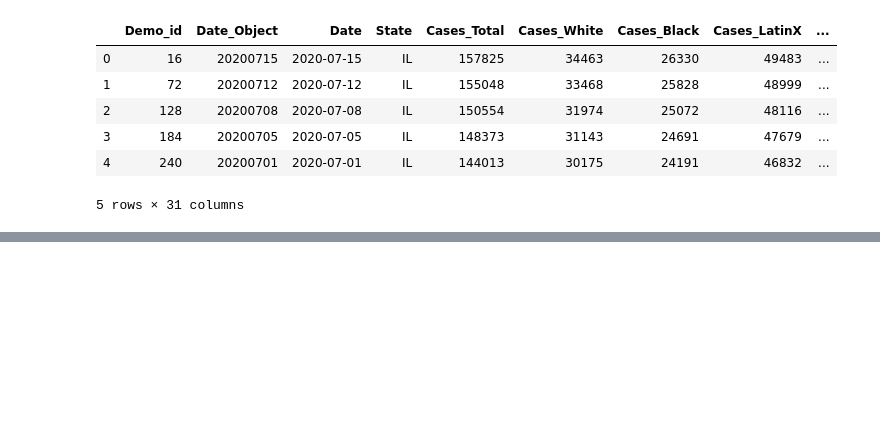
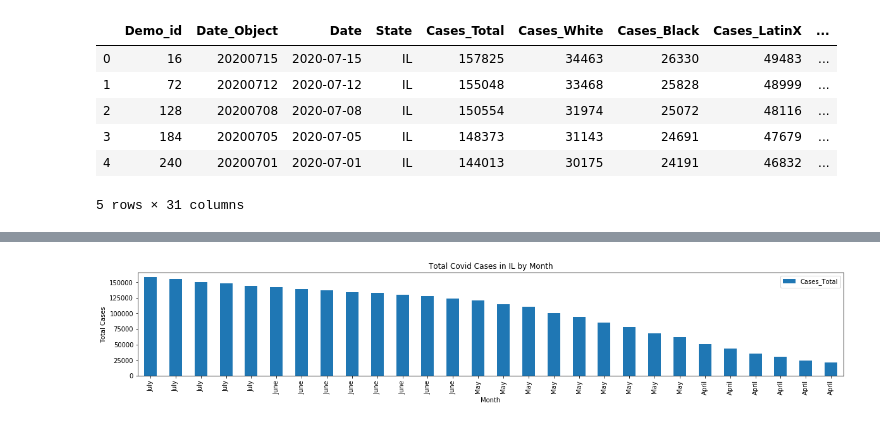
Before and after one commit to brankopoledic/covid-demo, a Jupyter notebook: il_covid_analysis.ipynb, the cells around one changed output, grey strips where cells are left out. Drawn from its saved outputs; the diff is of its cells as text; code cells hidden in the pictures; blank space fills up the shorter version.

Commit message:
added census data and analysis file

```diff
--- a/il_covid_analysis.ipynb
+++ b/il_covid_analysis.ipynb
@@ -1,7 +1,7 @@
 # %%
 import pandas as pd
 
-covid_il = pd.read_csv("il_covid_data.csv")
+covid_il = pd.read_csv("csv_files/il_covid_data.csv")
 covid_il.head()
 # %% [output]
 |  | Demo_id | Date_Object | Date | State | Cases_Total | Cases_White | Cases_Black | Cases_LatinX | ... |
@@ -52,8 +52,8 @@ covid_il.head()
 5 rows × 31 columns
 # %%
 # reorder columns so month is at the front
-covid_il_data = covid_il[["Month","Date", "State", "Cases_Total", "Cases_White","Cases_Black","Cases_LatinX","Cases_Asian","Cases_AIAN",
-                          "Deaths_Asian","Deaths_AIAN","Deaths_NHPI","Deaths_Multiracial","Deaths_Other","Deaths_Unknown","Deaths_Ethnicity_Hispanic","Deaths_Ethnicity_NonHispanic","Deaths_Ethnicity_Unknown"]]
+covid_il_data = covid_il[["Month","Date", "State", "Cases_Total", "Cases_White","Cases_Black","Cases_LatinX","Cases_Asian","Cases_AIAN","Cases_NHPI","Cases_Other","Cases_Unknown",
+                          "Deaths_Total",'Deaths_White',"Deaths_Black","Deaths_LatinX","Deaths_Asian","Deaths_AIAN","Deaths_NHPI","Deaths_Other","Deaths_Unknown"]]
 covid_il_data.head()
 # %% [output]
 |  | Month | Date | State | Cases_Total | Cases_White | Cases_Black | Cases_LatinX | Cases_Asian | ... |
@@ -64,0 +119,14 @@ covid_il_data.head()
+# %%
+# total cases bar graph
+
+y_value = "Total Cases"
+
+month_and_total_cases = covid_il_data[["Month","Cases_Total"]]
+month_and_total_cases = month_and_total_cases.set_index("Month")
+
+month_and_total_cases.plot(kind="bar", figsize=(20,3))
+plt.title("Total Covid Cases in IL by Month")
+plt.ylabel(f"{y_value}")
+plt.show();
+# %% [output]
+[figure, added]
```
Also changed, not shown: parts of 6 cells of this notebook, 3 other files.
